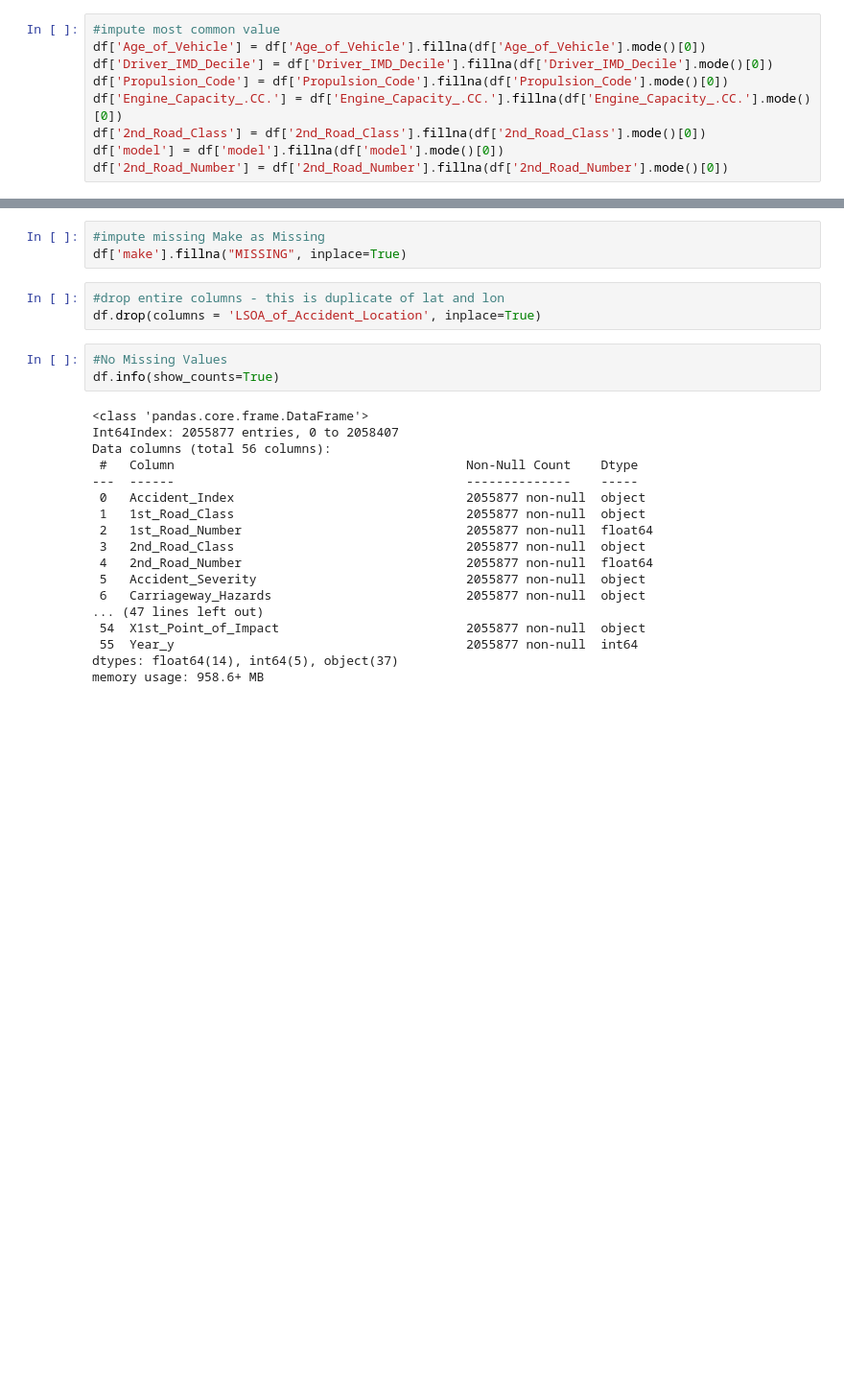
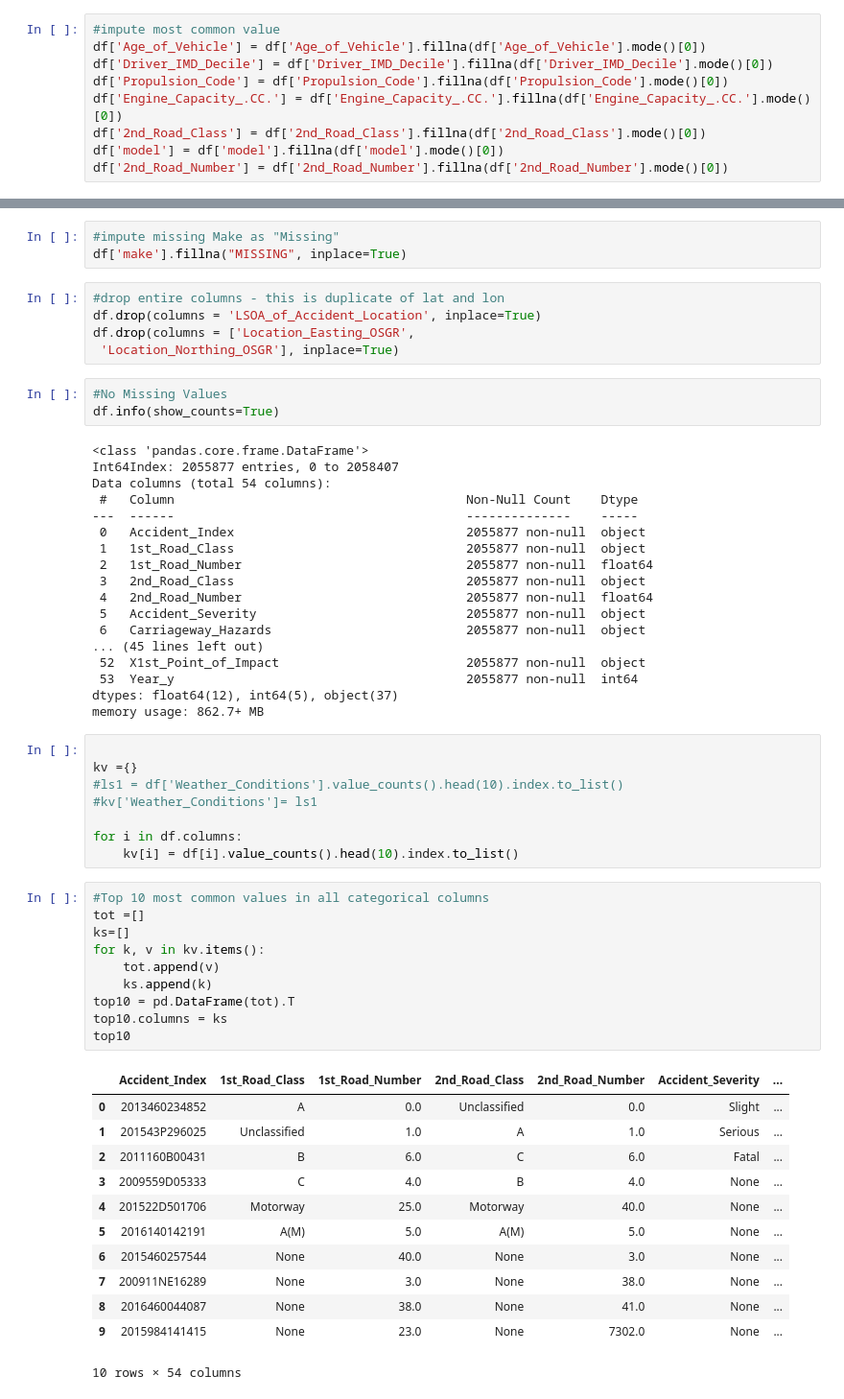
Before and after one commit to scharpham/Springboard, a Jupyter notebook: Capstone 2/capstone2/notebooks/Capstone2-Data Wrangling.ipynb, the cells around one changed output, grey strips where cells are left out. Shown at 96% size. Drawn from its saved outputs; the diff is of its cells as text; blank space fills up the shorter version.

```diff
--- a/Capstone 2/capstone2/notebooks/Capstone2-Data Wrangling.ipynb
+++ b/Capstone 2/capstone2/notebooks/Capstone2-Data Wrangling.ipynb
@@ -249,18 +301,20 @@ Data columns (total 9 columns):
 dtypes: float64(4), object(5)
 memory usage: 156.9+ MB
 # %%
-#impute missing Make as Missing
+#impute missing Make as "Missing"
 df['make'].fillna("MISSING", inplace=True)
 # %%
 #drop entire columns - this is duplicate of lat and lon
 df.drop(columns = 'LSOA_of_Accident_Location', inplace=True)
+df.drop(columns = ['Location_Easting_OSGR',
+ 'Location_Northing_OSGR'], inplace=True)
 # %%
 #No Missing Values
 df.info(show_counts=True)
 # %% [output]
 <class 'pandas.core.frame.DataFrame'>
 Int64Index: 2055877 entries, 0 to 2058407
-Data columns (total 56 columns):
+Data columns (total 54 columns):
  #   Column                                       Non-Null Count    Dtype
 ---  ------                                       --------------    -----
  0   Accident_Index                               2055877 non-null  object
@@ -270,8 +324,39 @@ Data columns (total 56 columns):
  4   2nd_Road_Number                              2055877 non-null  float64
  5   Accident_Severity                            2055877 non-null  object
  6   Carriageway_Hazards                          2055877 non-null  object
-... (47 lines left out)
- 54  X1st_Point_of_Impact                         2055877 non-null  object
- 55  Year_y                                       2055877 non-null  int64
-dtypes: float64(14), int64(5), object(37)
-memory usage: 958.6+ MB
+... (45 lines left out)
+ 52  X1st_Point_of_Impact                         2055877 non-null  object
+ 53  Year_y                                       2055877 non-null  int64
+dtypes: float64(12), int64(5), object(37)
+memory usage: 862.7+ MB
+# %%
+
+kv ={}
+#ls1 = df['Weather_Conditions'].value_counts().head(10).index.to_list()
+#kv['Weather_Conditions']= ls1
+
+for i in df.columns:
+    kv[i] = df[i].value_counts().head(10).index.to_list()
+# %%
+#Top 10 most common values in all categorical columns
+tot =[]
+ks=[]
+for k, v in kv.items():
+    tot.append(v)
+    ks.append(k)
+top10 = pd.DataFrame(tot).T
+top10.columns = ks
+top10
+# %% [output]
+|  | Accident_Index | 1st_Road_Class | 1st_Road_Number | 2nd_Road_Class | 2nd_Road_Number | Accident_Severity | ... |
+| 0 | 2013460234852 | A | 0.0 | Unclassified | 0.0 | Slight | ... |
+| 1 | 201543P296025 | Unclassified | 1.0 | A | 1.0 | Serious | ... |
+| 2 | 2011160B00431 | B | 6.0 | C | 6.0 | Fatal | ... |
+| 3 | 2009559D05333 | C | 4.0 | B | 4.0 | None | ... |
+| 4 | 201522D501706 | Motorway | 25.0 | Motorway | 40.0 | None | ... |
+| 5 | 2016140142191 | A(M) | 5.0 | A(M) | 5.0 | None | ... |
+| 6 | 2015460257544 | None | 40.0 | None | 3.0 | None | ... |
+| 7 | 200911NE16289 | None | 3.0 | None | 38.0 | None | ... |
+| 8 | 2016460044087 | None | 38.0 | None | 41.0 | None | ... |
+| 9 | 2015984141415 | None | 23.0 | None | 7302.0 | None | ... |
+10 rows × 54 columns
```
Also changed, not shown: parts of 11 cells of this notebook, 1 other file.
